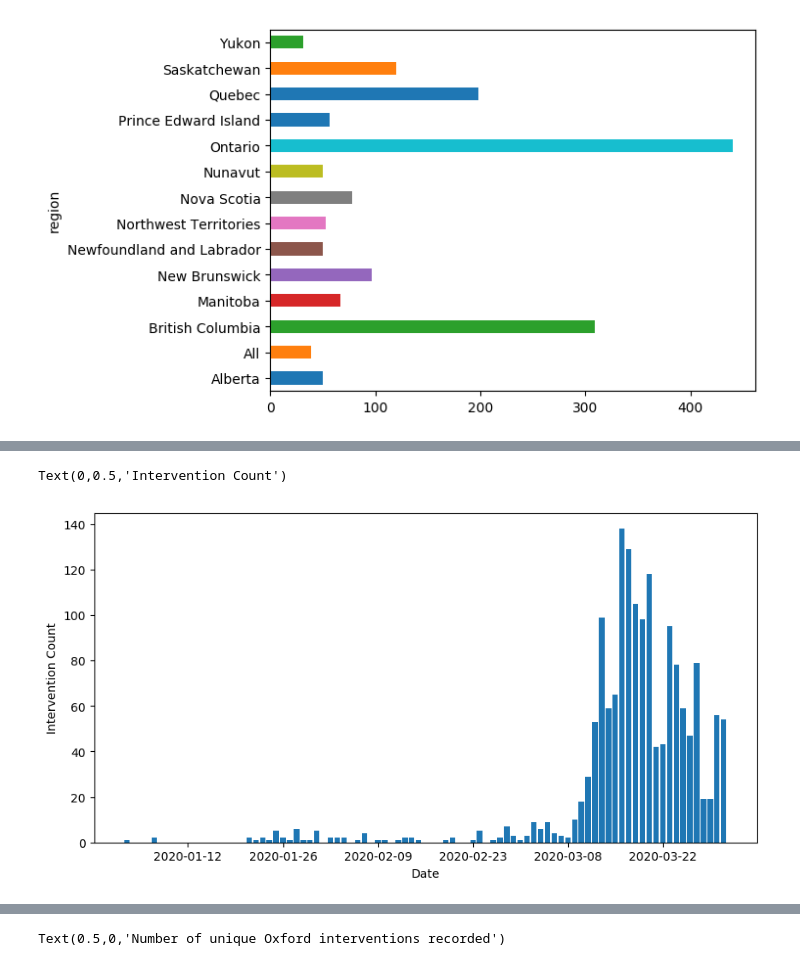
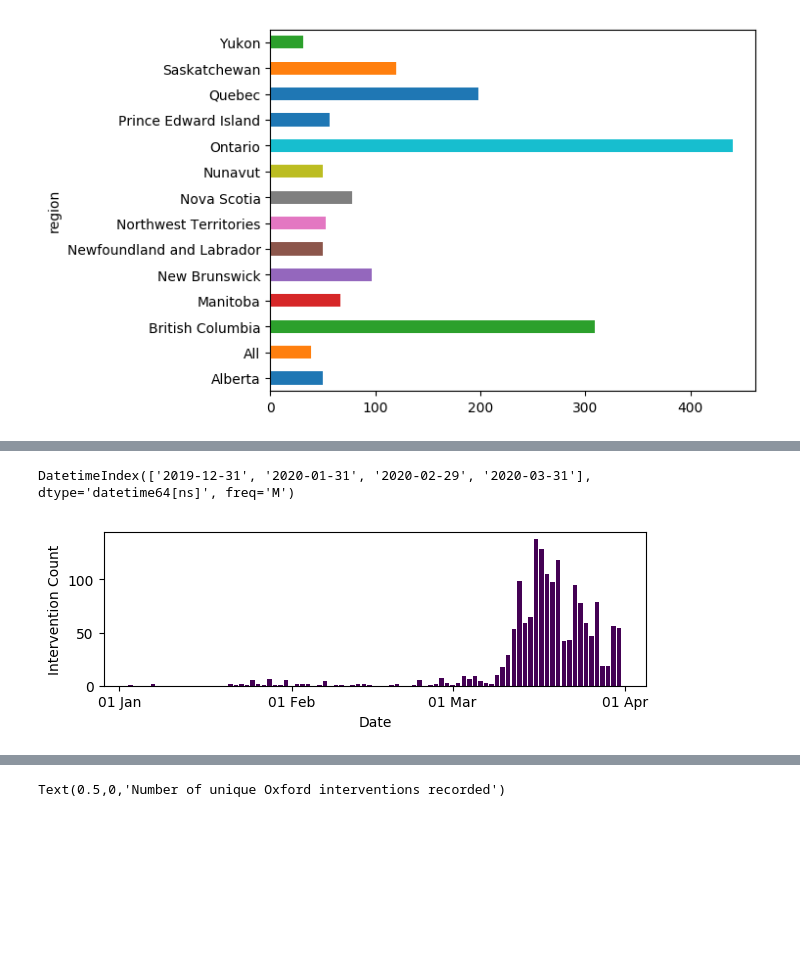
Before and after one commit to jajsmith/COVID19NonPharmaceuticalInterventions, a Jupyter notebook: npi_analysis.ipynb, the cells around one changed output, grey strips where cells are left out. Cells and saved outputs as stored; diff of their text form; code cells hidden in the pictures; blank space fills up the shorter version.

```diff
--- a/npi_analysis.ipynb
+++ b/npi_analysis.ipynb
@@ -103,7 +103,6 @@ full_df['end_date'] = pd.to_datetime(full_df['end_date'], format='%m/%d/%Y')
 full_df['oxford_fiscal_measure_cad'] = full_df['oxford_fiscal_measure_cad'].replace('[\$,]', '', regex=True).astype(float)
 
 full_df = full_df[full_df['start_date'] < '04-01-2020']
-full_df = full_df[full_df['region'].isna()]
 
 provinces_df = full_df[full_df['subregion'].isna() & full_df['region'].notna() & (full_df['region'] != "All")]
 
@@ -309,15 +404,24 @@ Northwest Territories       2020-03-21 00:00:00
 Newfoundland and Labrador   2020-03-22 00:00:00
 Name: start_date, dtype: datetime64[ns]
 # %%
-fig, ax = plt.subplots(figsize=(10,5))
+import matplotlib.dates as mdates
+import matplotlib as mpl
 
-xticks = pd.date_range(start=full_df['start_date'].min(), end='03-31-2020', freq='M')
+fig, ax = plt.subplots(figsize=(7,2))
+
+xticks = pd.date_range(start='12-01-2019', end='03-31-2020', freq='M')
 #subset = full_df[full_df['start_date'] < pd.to_datetime('04-01-2020')]
 ts = full_df.groupby(by=['start_date'])['intervention_category'].count()
 
-plt.bar(ts.index, ts.values)
+cmap = mpl.cm.get_cmap('viridis')
+plt.bar(ts.index, ts.values, color=cmap(0))
+
 plt.xlabel('Date')
 plt.ylabel('Intervention Count')
+plt.gca().xaxis.set_major_locator(mdates.MonthLocator())
+month_format = mdates.DateFormatter('%d %b')
+plt.gca().xaxis.set_major_formatter(month_format)
+print(xticks)
 # %% [output]
-Text(0,0.5,'Intervention Count')
+DatetimeIndex(['2019-12-31', '2020-01-31', '2020-02-29', '2020-03-31'], dtype='datetime64[ns]', freq='M')
-[figure, old version]
+[figure, new version]
```
Also changed, not shown: parts of 19 cells of this notebook, 6 other files.
